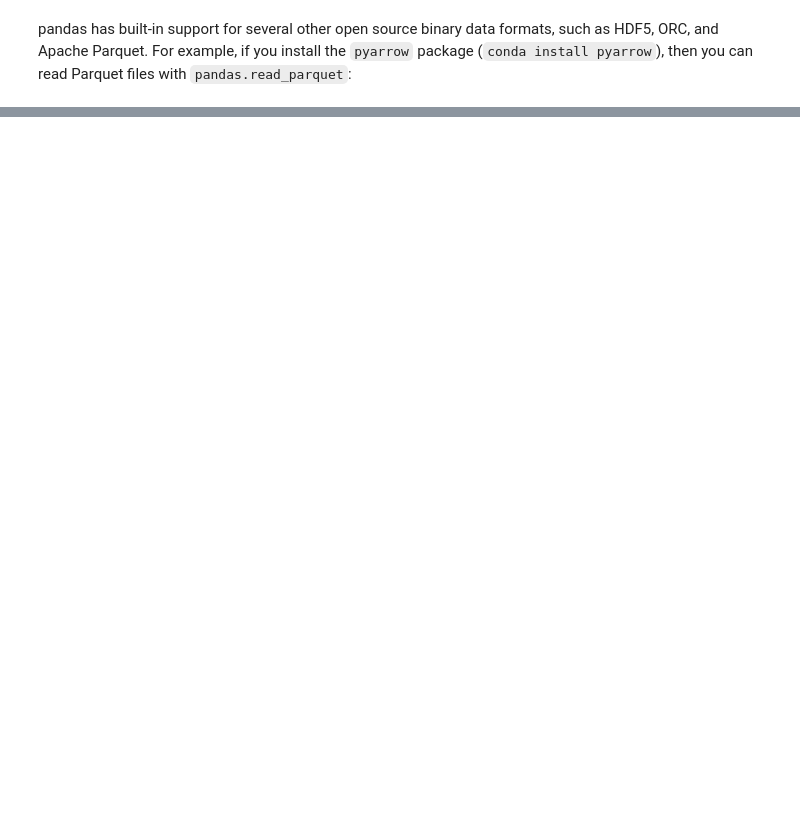
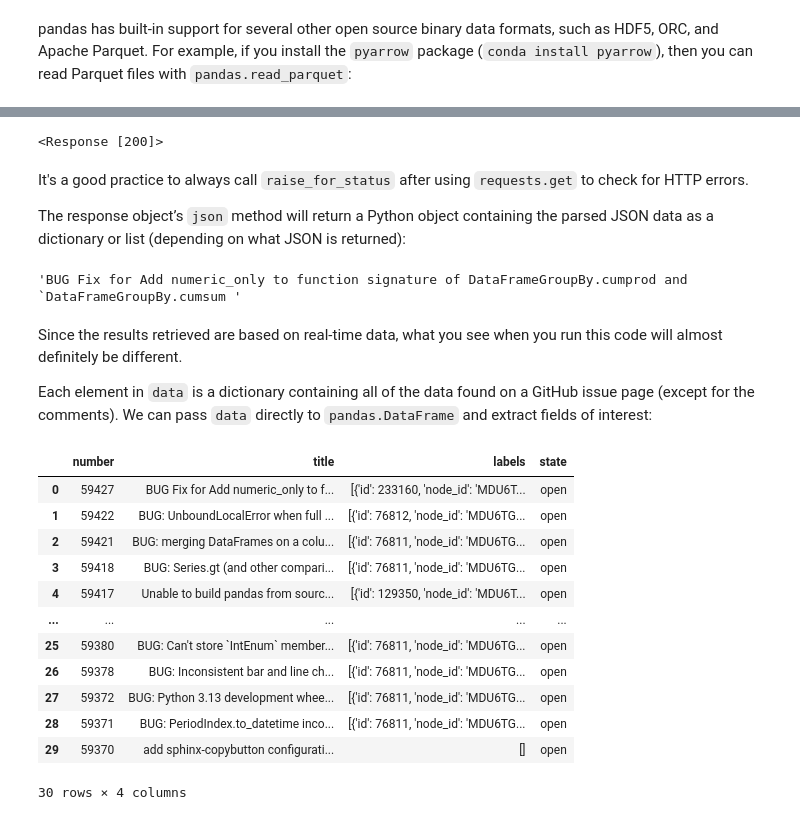
Before and after one commit to TimLinkous/McKinneyBook, a Jupyter notebook: Chapter678/Starter.ipynb, the cells around one changed output, grey strips where cells are left out. Drawn from its saved outputs; the diff is of its cells as text; code cells hidden in the pictures; blank space fills up the shorter version.

```diff
--- a/Chapter678/Starter.ipynb
+++ b/Chapter678/Starter.ipynb
@@ -663,0 +780,44 @@ To use pandas.ExcelFile, create an instance by passing a path to an xls or xlsx
+# %%
+import requests
+
+url = "https://api.github.com/repos/pandas-dev/pandas/issues"
+
+resp = requests.get(url)
+
+resp.raise_for_status()
+
+resp
+# %% [output]
+<Response [200]>
+# %% [markdown]
+It's a good practice to always call `raise_for_status` after using `requests.get` to check for HTTP errors.
+
+The response object’s `json` method will return a Python object containing the parsed JSON data as a dictionary or list (depending on what JSON is returned):
+# %%
+In [131]: data = resp.json()
+
+In [132]: data[0]["title"]
+# %% [output]
+'BUG Fix for Add numeric_only to function signature of DataFrameGroupBy.cumprod and `DataFrameGroupBy.cumsum '
+# %% [markdown]
+Since the results retrieved are based on real-time data, what you see when you run this code will almost definitely be different.
+
+Each element in `data` is a dictionary containing all of the data found on a GitHub issue page (except for the comments). We can pass `data` directly to `pandas.DataFrame` and extract fields of interest:
+# %%
+issues = pd.DataFrame(data, columns=["number", "title",
+                                     "labels", "state"])
+issues
+# %% [output]
+|  | number | title | labels | state |
+| 0 | 59427 | BUG Fix for Add numeric_only to f... | [{'id': 233160, 'node_id': 'MDU6T... | open |
+| 1 | 59422 | BUG: UnboundLocalError when full ... | [{'id': 76812, 'node_id': 'MDU6TG... | open |
+| 2 | 59421 | BUG: merging DataFrames on a colu... | [{'id': 76811, 'node_id': 'MDU6TG... | open |
+| 3 | 59418 | BUG: Series.gt (and other compari... | [{'id': 76811, 'node_id': 'MDU6TG... | open |
+| 4 | 59417 | Unable to build pandas from sourc... | [{'id': 129350, 'node_id': 'MDU6T... | open |
+| ... | ... | ... | ... | ... |
+| 25 | 59380 | BUG: Can't store `IntEnum` member... | [{'id': 76811, 'node_id': 'MDU6TG... | open |
+| 26 | 59378 | BUG: Inconsistent bar and line ch... | [{'id': 76811, 'node_id': 'MDU6TG... | open |
+| 27 | 59372 | BUG: Python 3.13 development whee... | [{'id': 76811, 'node_id': 'MDU6TG... | open |
+| 28 | 59371 | BUG: PeriodIndex.to_datetime inco... | [{'id': 76811, 'node_id': 'MDU6TG... | open |
+| 29 | 59370 | add sphinx-copybutton configurati... | [] | open |
+30 rows × 4 columns
```
Also changed, not shown: parts of 52 cells of this notebook, 3 other files.
